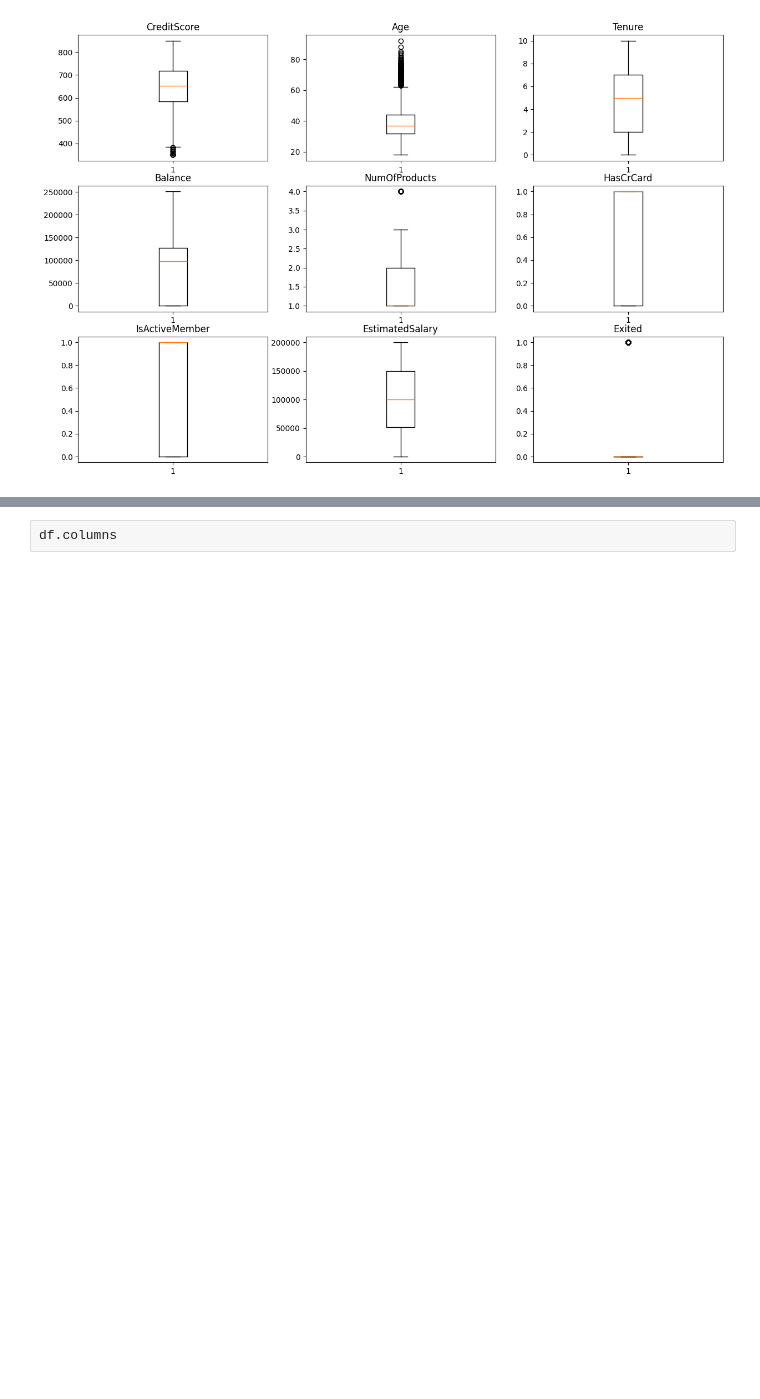
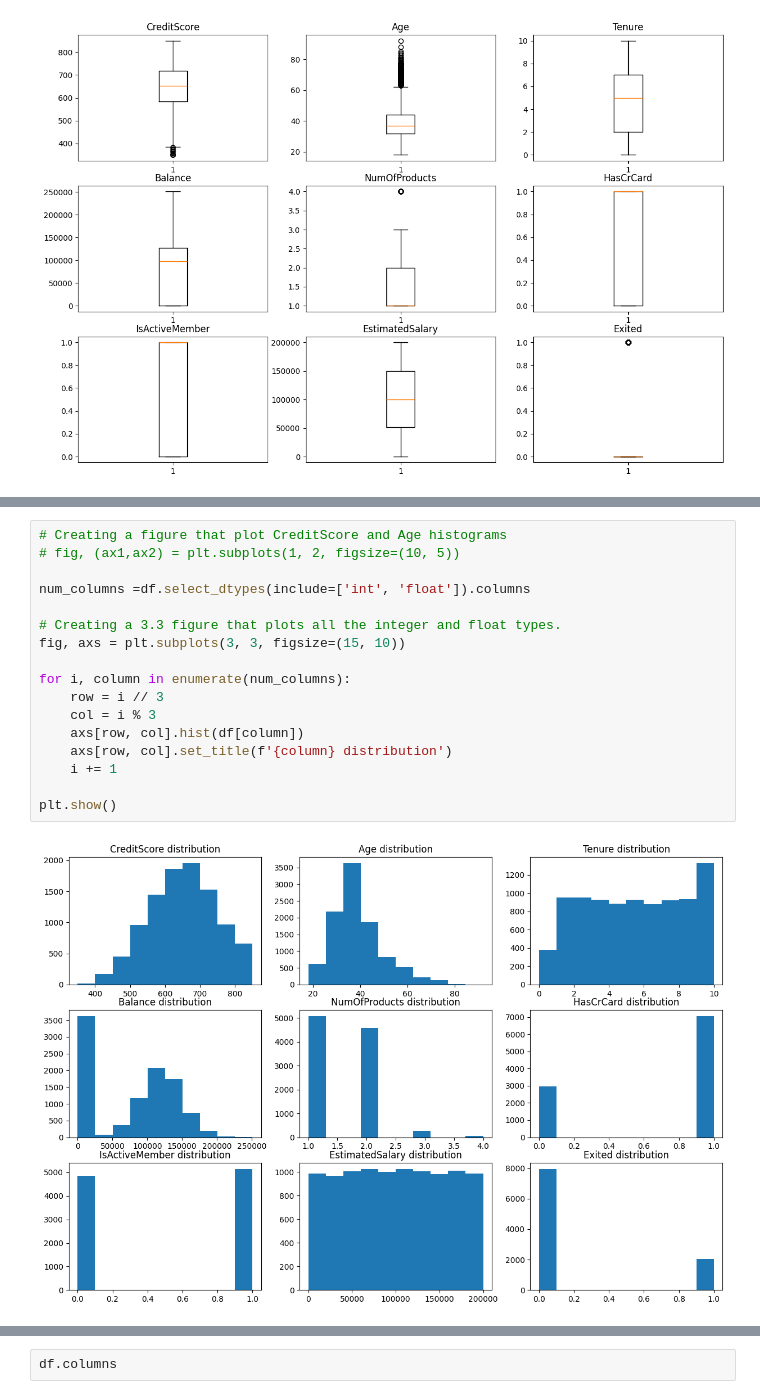
Before and after one commit to jmhrivera/project_09_ML_Bank_Customer_Churn_Prediction, a Jupyter notebook: betabank.ipynb, the cells around one changed output, grey strips where cells are left out. Saved outputs shown, nothing was run; the diff lists cells and outputs as text; blank space fills up the shorter version.

```diff
--- a/betabank.ipynb
+++ b/betabank.ipynb
@@ -202,0 +232,19 @@ plt.show()
+# %%
+# Creating a figure that plot CreditScore and Age histograms
+# fig, (ax1,ax2) = plt.subplots(1, 2, figsize=(10, 5))
+
+num_columns =df.select_dtypes(include=['int', 'float']).columns
+
+# Creating a 3.3 figure that plots all the integer and float types.
+fig, axs = plt.subplots(3, 3, figsize=(15, 10))
+
+for i, column in enumerate(num_columns):
+    row = i // 3
+    col = i % 3
+    axs[row, col].hist(df[column])
+    axs[row, col].set_title(f'{column} distribution')
+    i += 1
+
+plt.show()
+# %% [output]
+[figure, added]
```
Also changed, not shown: parts of 12 cells of this notebook.
